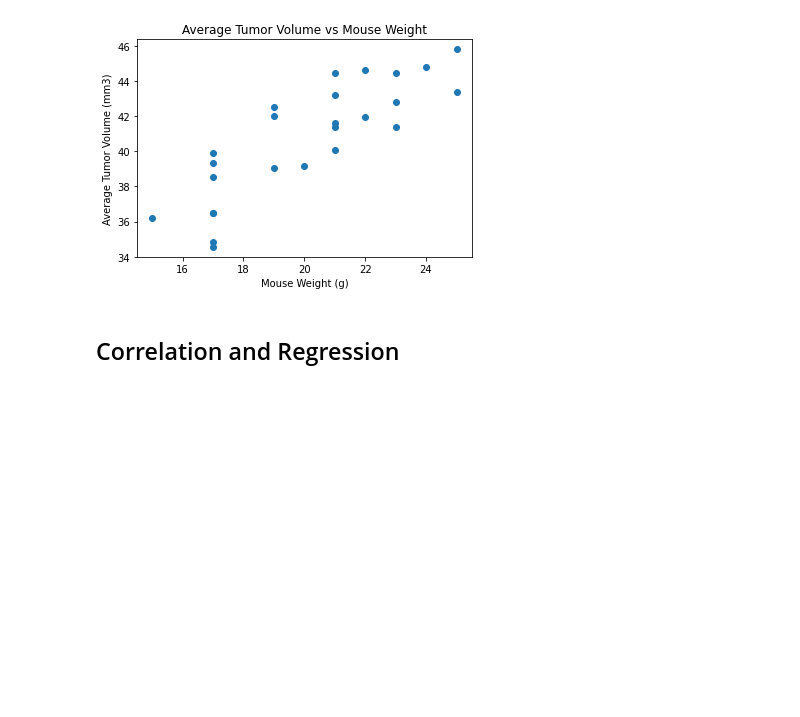
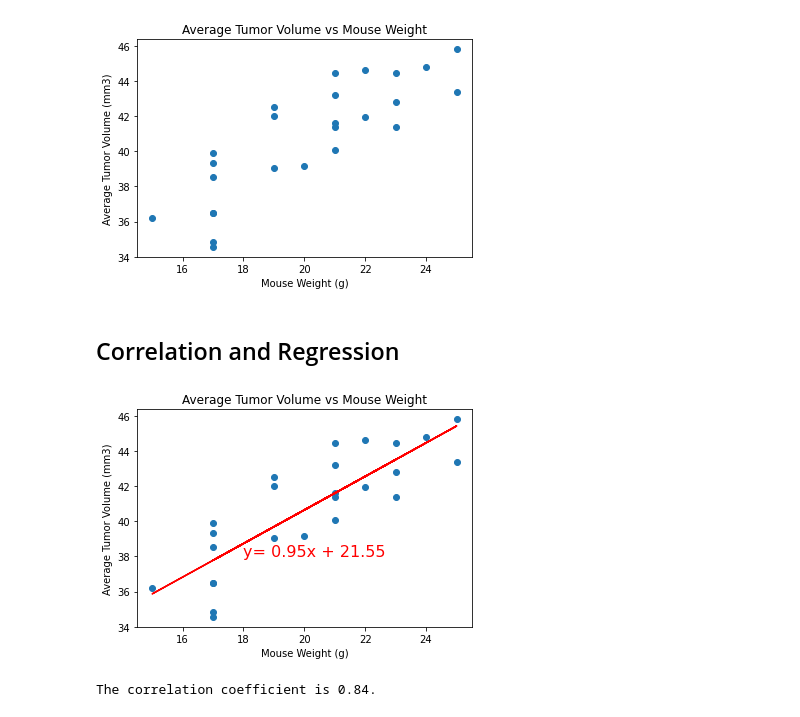
Before and after one commit to danijmartin/matplotlib-challenge, a Jupyter notebook: pymaceuticals.ipynb, the cells around one changed output. Saved outputs shown, nothing was run; the diff lists cells and outputs as text; code cells hidden in the pictures; blank space fills up the shorter version.

Commit message:
added correlation and regression

```diff
--- a/pymaceuticals.ipynb
+++ b/pymaceuticals.ipynb
@@ -257,8 +257,10 @@ plt.show()
 # Generate a scatter plot of average tumor volume vs. mouse weight for the Capomulin regimen
 
 capomulin_avg = capomulin.groupby('Mouse ID').mean()
+x_values = capomulin_avg['Weight (g)']
+y_values = capomulin_avg['Tumor Volume (mm3)']
 
-plt.scatter(capomulin_avg['Weight (g)'], capomulin_avg['Tumor Volume (mm3)'])
+plt.scatter(x_values, y_values)
 plt.xlabel('Mouse Weight (g)')
 plt.ylabel('Average Tumor Volume (mm3)')
 plt.title('Average Tumor Volume vs Mouse Weight')
@@ -272,0 +272,18 @@ plt.show()
+# %%
+# Calculate the correlation coefficient and linear regression model
+# for mouse weight and average tumor volume for the Capomulin regimen
+(slope, intercept, rvalue, pvalue, stderr) = sts.linregress(x_values, y_values)
+regress_values = x_values * slope + intercept
+line_eq = (f'y= {str(round(slope,2))}x + {str(round(intercept,2))}')
+
+plt.scatter(x_values, y_values)
+plt.plot(x_values,regress_values, 'r')
+plt.annotate(line_eq, (18,38), fontsize=16, color='r')
+plt.xlabel('Mouse Weight (g)')
+plt.ylabel('Average Tumor Volume (mm3)')
+plt.title('Average Tumor Volume vs Mouse Weight')
+plt.show()
+print(f'The correlation coefficient is {round(rvalue,2)}.')
+# %% [output]
+[figure, added]
+The correlation coefficient is 0.84.
```
Also changed, not shown: parts of 1 cell of this notebook.
